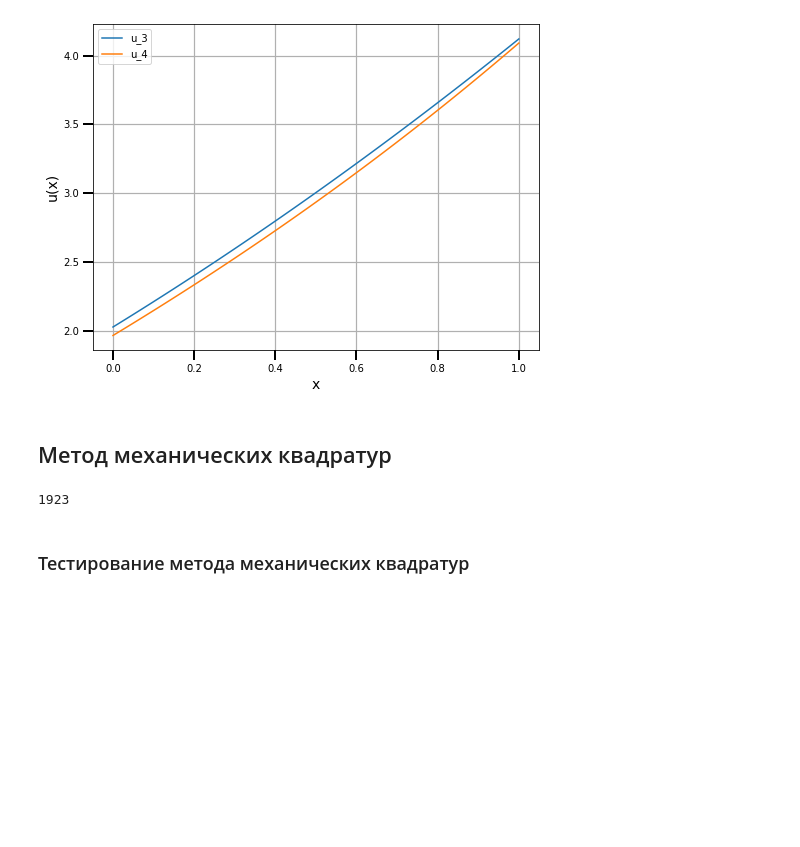
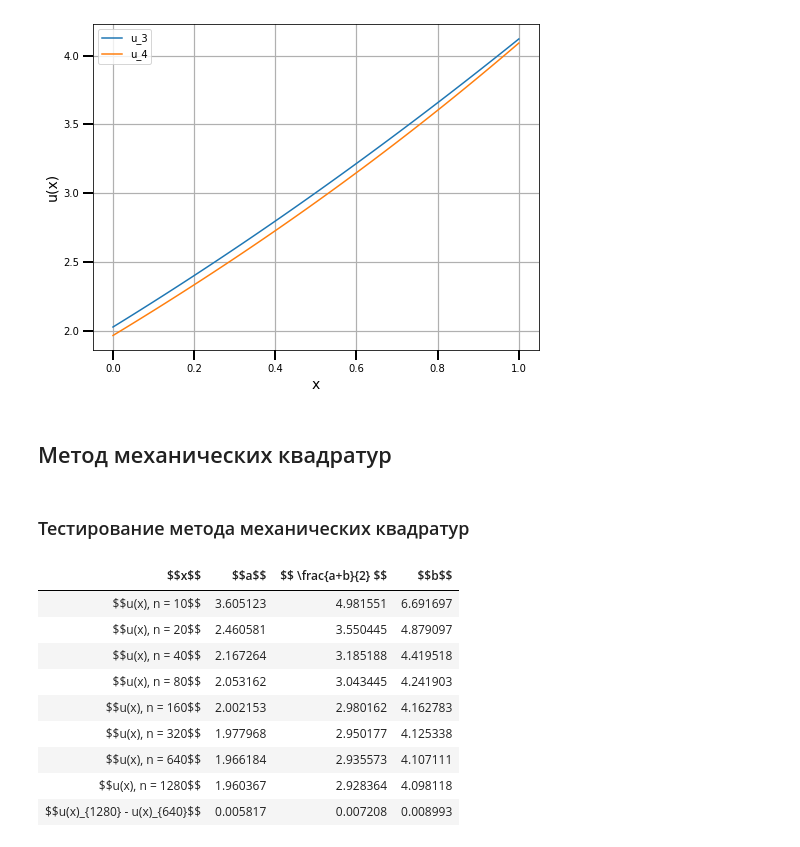
Before and after one commit to Feodoros/ComputationalMethods, a Jupyter notebook: scripts/SndPart/HW4.ipynb, the cells around one changed output. Saved outputs shown, nothing was run; the diff lists cells and outputs as text; code cells hidden in the pictures; blank space fills up the shorter version.

```diff
--- a/scripts/SndPart/HW4.ipynb
+++ b/scripts/SndPart/HW4.ipynb
@@ -170,9 +170,5 @@ def mechanical_quadrature(n, X):
     sum_ = sum([weights[i]*K(X, x[i])*Z[i] for i in range(0, n)])
     u = -0.5*sum_ + f(X)
     return u
-# %%
-1923
-# %% [output]
-1923
 # %% [markdown]
 ### Тестирование метода механических квадратур
@@ -190,0 +175,55 @@ def test_degenerate():
+# %%
+def test_mech():
+    """
+    Тестирование метода механических квадратур.
+    Вычисляем u^n(x) в точках a, (a+b)/2, b
+    Увеличивиаем n в 2 раза, пока |u^{n-1} - u^n| < eps
+    default: start_n = 10, eps = 0.01; up, down = 1, 0
+    """
+    eps = 0.01
+
+    def compare_u(u_n, u_2n):
+        # Возвращает True, если все три значения не изменились больше, чем на eps
+        check = False not in list(map(lambda x, y: round(abs(x - y), 2) <= eps, u_n, u_2n))
+        return check
+
+    def define_res(n):
+        # Возвращает список значений функции в трех точках по заданному n
+        return [mechanical_quadrature(n, 0), mechanical_quadrature(n, 0.5), mechanical_quadrature(n, 1)]
+
+    n = 10
+    u = []
+    u_n = define_res(n)
+    u.append(u_n)
+    n *= 2
+    while(not compare_u(u_n, u_2n := define_res(n))):
+        u.append(u_2n)
+        u_n = np.copy(u_2n)
+        n *= 2
+    u.append(u_2n)
+    return u, [abs(x - y) for x, y in zip(u[-1], u[-2])]
+# %%
+u, error = test_mech()
+u.append(error)
+xs = [f"$$u(x), n = {10*2**i}$$" for i in range(0, len(u) - 1)]
+xs.append("$$u(x)_{1280} - u(x)_{640}$$")
+data = {
+    "$$x$$" : xs,
+    "$$a$$" :[u_n[0] for u_n in u],
+    "$$ \\frac{a+b}{2} $$" :[u_n[1] for u_n in u],
+    "$$b$$" :[u_n[2] for u_n in u]
+}
+
+df = pd.DataFrame(data)
+df.style.hide_index()
+# %% [output]
+| $$x$$ | $$a$$ | $$ \frac{a+b}{2} $$ | $$b$$ |
+| $$u(x), n = 10$$ | 3.605123 | 4.981551 | 6.691697 |
+| $$u(x), n = 20$$ | 2.460581 | 3.550445 | 4.879097 |
+| $$u(x), n = 40$$ | 2.167264 | 3.185188 | 4.419518 |
+| $$u(x), n = 80$$ | 2.053162 | 3.043445 | 4.241903 |
+| $$u(x), n = 160$$ | 2.002153 | 2.980162 | 4.162783 |
+| $$u(x), n = 320$$ | 1.977968 | 2.950177 | 4.125338 |
+| $$u(x), n = 640$$ | 1.966184 | 2.935573 | 4.107111 |
+| $$u(x), n = 1280$$ | 1.960367 | 2.928364 | 4.098118 |
+| $$u(x)_{1280} - u(x)_{640}$$ | 0.005817 | 0.007208 | 0.008993 |
```
Also changed, not shown: parts of 2 cells of this notebook.
